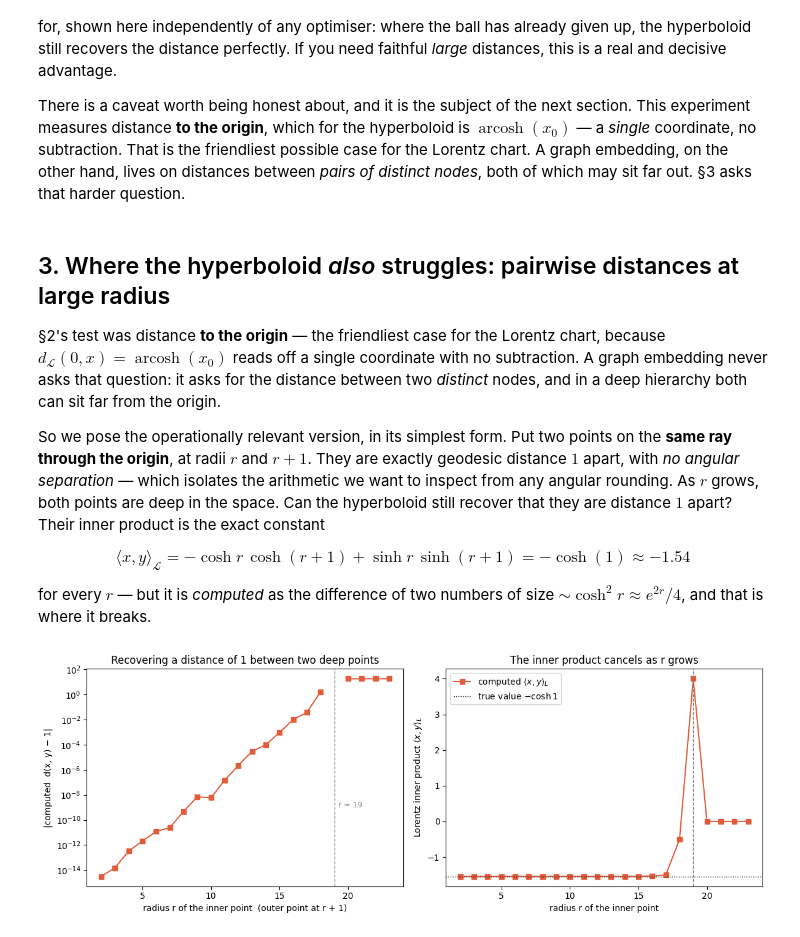
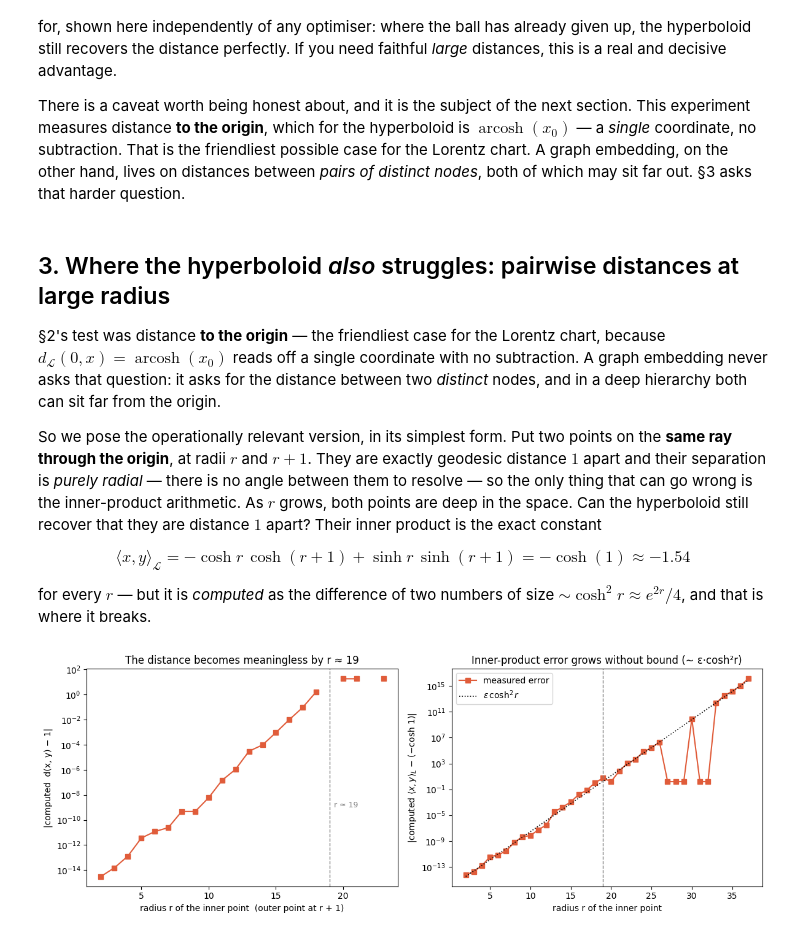
Before and after one commit to CicadaUY/hypeGRL, a Jupyter notebook: docs/tutorials/poincare_vs_lorentz.ipynb, the cells around one changed output. Drawn from its saved outputs; the diff is of its cells as text; code cells hidden in the pictures.

```diff
--- a/docs/tutorials/poincare_vs_lorentz.ipynb
+++ b/docs/tutorials/poincare_vs_lorentz.ipynb
@@ -212,48 +212,63 @@ far from the origin.
 
 So we pose the operationally relevant version, in its simplest form. Put two points
 on the **same ray through the origin**, at radii $r$ and $r+1$. They are exactly
-geodesic distance $1$ apart, with *no angular separation* — which isolates the
-arithmetic we want to inspect from any angular rounding. As $r$ grows, both points
-are deep in the space. Can the hyperboloid still recover that they are distance $1$
-apart? Their inner product is the exact constant
+geodesic distance $1$ apart and their separation is *purely radial* — there is no
+angle between them to resolve — so the only thing that can go wrong is the
+inner-product arithmetic. As $r$ grows, both points are deep in the space. Can the
+hyperboloid still recover that they are distance $1$ apart? Their inner product is
+the exact constant
 
 $$\langle x,y\rangle_{\mathcal L}=-\cosh r\,\cosh(r{+}1)+\sinh r\,\sinh(r{+}1)=-\cosh(1)\approx-1.54$$
 
 for every $r$ — but it is *computed* as the difference of two numbers of size
 $\sim\cosh^2 r\approx e^{2r}/4$, and that is where it breaks.
 # %%
-# Two points on the SAME ray through the origin, at radii r and r+1 (direction (1,0)).
-# Their geodesic distance is exactly (r+1) - r = 1, with NO angular separation, so
-# this isolates the inner-product cancellation from any angular rounding.
+# Two points on the SAME ray through the origin, at radii r and r+1, along a fixed
+# direction (cos t, sin t). Their geodesic distance is exactly (r+1) - r = 1 with no
+# angular separation between them, so the only thing that can fail is the inner-product
+# arithmetic. We use a generic direction (not a coordinate axis): that makes the spatial
+# norm a genuine multi-component sum, as in a real embedding -- on-axis, cosh r and
+# sinh r become bit-identical past r~19 and the terms cancel to exactly 0, hiding the
+# residual we want to see.
+t = 0.7
 true_ip = -np.cosh(1.0)                        # exact <x,y>_L = -cosh(1) ~ -1.543
-radii3 = np.arange(2, 24, 1.0)
-dist_err, inner_val = [], []
-for r in radii3:
-    x = torch.tensor([[np.cosh(r),       np.sinh(r),       0.0]])
-    y = torch.tensor([[np.cosh(r + 1.0), np.sinh(r + 1.0), 0.0]])
-    dist_err.append(abs(float(LORENTZ.dist(x, y)) - 1.0))
-    # <x,y>_L = -x0*y0 + <x', y'> = -(cosh r cosh(r+1) - sinh r sinh(r+1)) = -cosh(1)
-    inner_val.append(float(-x[0, 0] * y[0, 0] + x[0, 1] * y[0, 1] + x[0, 2] * y[0, 2]))
+EPS = np.finfo(float).eps
+
+def ray_point(r):
+    return torch.tensor([[np.cosh(r), np.sinh(r) * np.cos(t), np.sinh(r) * np.sin(t)]])
+
+# Left panel -- the operational consequence: the distance error, up to where it dies (~r=24).
+radii_d = np.arange(2, 24, 1.0)
+dist_err = [abs(float(LORENTZ.dist(ray_point(r), ray_point(r + 1.0))) - 1.0) for r in radii_d]
+
+# Right panel -- the mechanism: the raw inner-product error, out to large radius (~r=38).
+radii_ip = np.arange(2, 38, 1.0)
+ip_err = []
+for r in radii_ip:
+    x, y = ray_point(r), ray_point(r + 1.0)
+    ip = float(-x[0, 0] * y[0, 0] + x[0, 1] * y[0, 1] + x[0, 2] * y[0, 2])
+    ip_err.append(abs(ip - true_ip))
 
 fig, (axL, axR) = plt.subplots(1, 2, figsize=(12, 4.5))
 
-axL.semilogy(radii3, np.array(dist_err) + 1e-17, "s-", color="#e05c3a")
+axL.semilogy(radii_d, np.array(dist_err) + 1e-17, "s-", color="#e05c3a")
 axL.axvline(19, ls="--", color="grey", lw=1)
 axL.text(19.3, 1e-9, "r ≈ 19", color="grey", fontsize=9)
 axL.set_xlabel("radius r of the inner point  (outer point at r + 1)")
 axL.set_ylabel("|computed  d(x, y) − 1|")
-axL.set_title("Recovering a distance of 1 between two deep points")
+axL.set_title("The distance becomes meaningless by r ≈ 19")
 
-axR.plot(radii3, inner_val, "s-", color="#e05c3a", label=r"computed $\langle x,y\rangle_L$")
-axR.axhline(true_ip, ls=":", color="black", lw=1, label=r"true value $-\cosh 1$")
+axR.semilogy(radii_ip, np.array(ip_err) + 1e-17, "s-", color="#e05c3a", label="measured error")
+axR.semilogy(radii_ip, EPS * np.cosh(radii_ip) ** 2, ":", color="black", lw=1.2,
+             label=r"$\varepsilon\,\cosh^2 r$")
 axR.axvline(19, ls="--", color="grey", lw=1)
 axR.set_xlabel("radius r of the inner point")
-axR.set_ylabel(r"Lorentz inner product $\langle x,y\rangle_L$")
-axR.set_title("The inner product cancels as r grows")
+axR.set_ylabel(r"|computed $\langle x,y\rangle_L$ − (−cosh 1)|")
+axR.set_title("Inner-product error grows without bound (∼ ε·cosh²r)")
 axR.legend()
 
 plt.tight_layout()
 plt.show()
 # %% [output]
-[figure, old version]
+[figure, new version]
 # %% [markdown]
```
Also changed, not shown: parts of 2 cells of this notebook.
